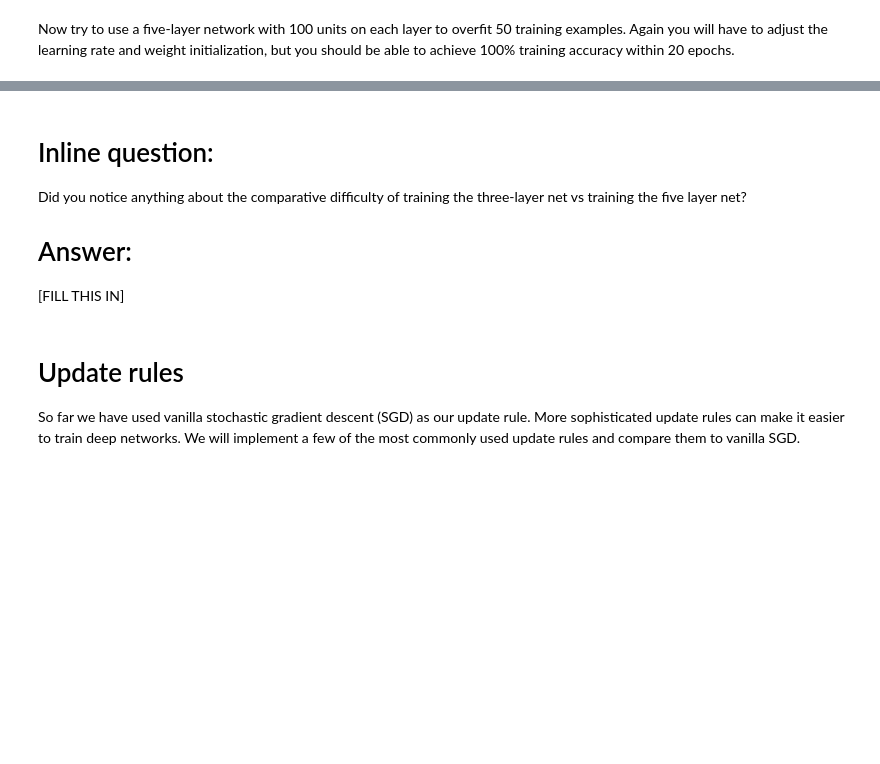
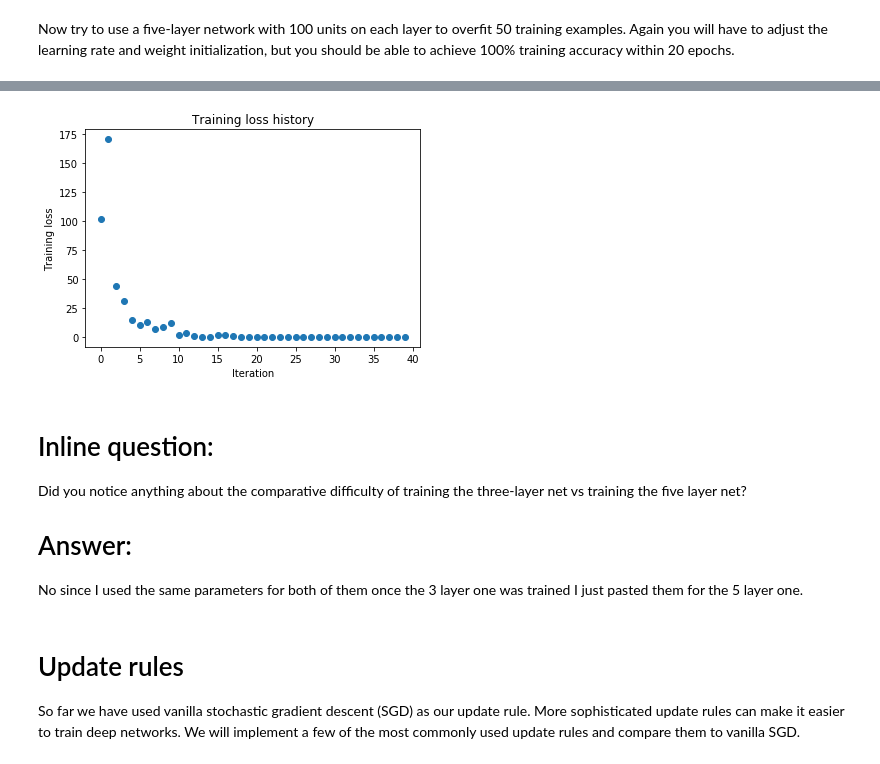
Before and after one commit to ThomasRanvier/stanford-cs231n, a Jupyter notebook: assignment2/FullyConnectedNets.ipynb, the cells around one changed output, grey strips where cells are left out. Saved outputs shown, nothing was run; the diff lists cells and outputs as text; code cells hidden in the pictures; blank space fills up the shorter version.

```diff
--- a/assignment2/FullyConnectedNets.ipynb
+++ b/assignment2/FullyConnectedNets.ipynb
@@ -446,8 +475,8 @@ small_data = {
   'y_val': data['y_val'],
 }
 
+weight_scale = 1e-1
 learning_rate = 1e-3
-weight_scale = 1e-5
 model = FullyConnectedNet([100, 100, 100, 100],
                 weight_scale=weight_scale, dtype=np.float64)
 solver = Solver(model, small_data,
@@ -464,3 +493,4 @@ plt.title('Training loss history')
 plt.xlabel('Iteration')
 plt.ylabel('Training loss')
 plt.show()
+# %% [output]
@@ -467,9 +514,10 @@ plt.show()
+[figure, added]
 # %% [markdown]
 # Inline question:
 Did you notice anything about the comparative difficulty of training the three-layer net vs training the five layer net?
 
 # Answer:
-[FILL THIS IN]
+No since I used the same parameters for both of them once the 3 layer one was trained I just pasted them for the 5 layer one.
 # %% [markdown]
 # Update rules
 So far we have used vanilla stochastic gradient descent (SGD) as our update rule. More sophisticated update rules can make it easier to train deep networks. We will implement a few of the most commonly used update rules and compare them to vanilla SGD.
```
Also changed, not shown: parts of 15 cells of this notebook, 5 other files.
